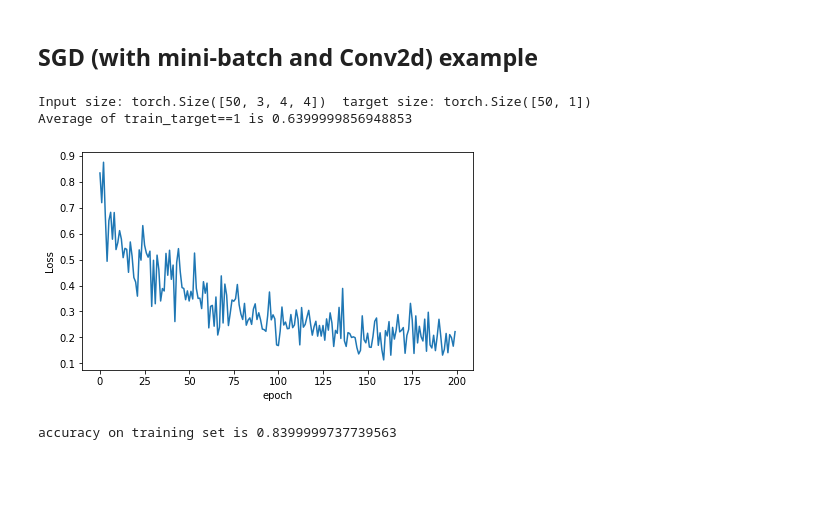
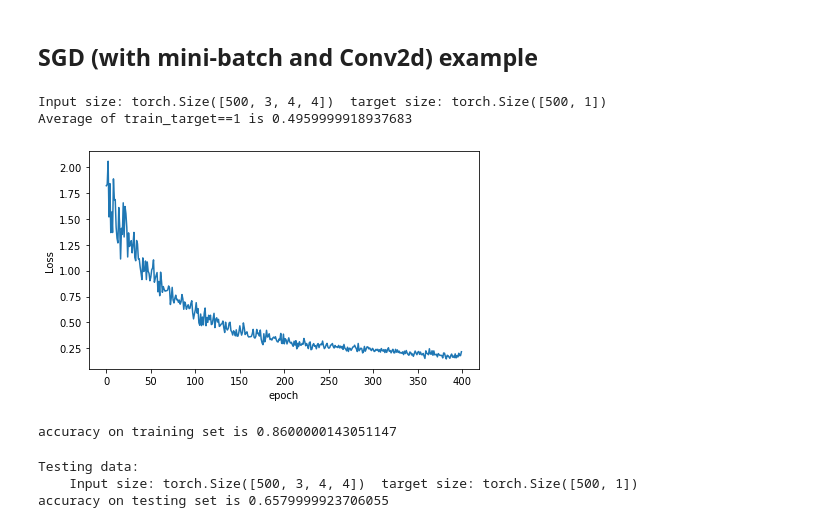
Before and after one commit to EE559DeepLearningEPFL/Project2, a Jupyter notebook: Project2_Markdown.ipynb, the cells around one changed output. Drawn from its saved outputs; the diff is of its cells as text; code cells hidden in the pictures; blank space fills up the shorter version.

```diff
--- a/Project2_Markdown.ipynb
+++ b/Project2_Markdown.ipynb
@@ -340,51 +340,63 @@ accuracy on testing set is 0.9470000267028809
 ## SGD (with mini-batch and Conv2d) example
 # %%
 device = 'cpu'
-nb=50
+nb=500
 data_input = torch.empty((nb, 3, 4, 4), dtype=dtype, device=device).uniform_(0, 1)
 data_target = ((data_input.reshape(nb, -1)-0.5).norm(p=2, dim=1, keepdim=True)<2)*1
 print("Input size:", data_input.size(), " target size:", data_target.size())
 print('Average of train_target==1 is', torch.mean(data_target*1.0).item())
 # print((data_input.reshape(nb, -1)-0.5).norm(p=2, dim=1, keepdim=True).mean())
 # %% [output]
-Input size: torch.Size([50, 3, 4, 4])  target size: torch.Size([50, 1])
-Average of train_target==1 is 0.6399999856948853
+Input size: torch.Size([500, 3, 4, 4])  target size: torch.Size([500, 1])
+Average of train_target==1 is 0.4959999918937683
 # %%
-net2 = NeuralNet(layer_type='Sequential', learning_rate=3e-3,
-                 regularization=0.0, epoch=200, batch_size=50,
+net2 = NeuralNet(layer_type='Sequential', learning_rate=2.1e-3,
+                 regularization=0.22, iteration=400, batch_size=32,
                  dtype=dtype, device=device)
 net2.append(Module(layer_type='Conv2d',
               if_batchnorm=True,
               activation_type='relu',
-              params_shape=(5, 3, 3, 3),
+              params_shape=(8, 3, 3, 3),
               conv_param={'padding':1, 'stride':1},
               dtype=dtype, device=device))
 net2.append(Module(layer_type='Conv2d',
               if_batchnorm=True,
               activation_type='relu',
-              params_shape=(1, 5, 3, 3),
+              params_shape=(16, 8, 3, 3),
               conv_param={'padding':1, 'stride':1},
               dtype=dtype, device=device))
 net2.append(Module(layer_type='Linear',
               if_batchnorm=True,
               activation_type='relu',
-              params_shape=(16, 10),
+              params_shape=(16*4*4, 100),
               dtype=dtype, device=device))
 net2.append(Module(layer_type='Linear',
               if_batchnorm=False,
               activation_type=None,
-              params_shape=(10, 1),
+              params_shape=(100, 1),
               dtype=dtype, device=device))
 # %%
 loss_arr = net2.train(data_input, data_target)
 # %%
 plt.figure(figsize=(7, 4))
 plt.plot(loss_arr)
-plt.xlabel('epoch')
+plt.xlabel('iteration')
 plt.ylabel('Loss')
 plt.show()
 output, _ = net2.forward(data_input, mode='test')
 print("accuracy on training set is", torch.mean(1.0*((output>0.5)==data_target)).item())
 # %% [output]
-[figure, old version]
+[figure, new version]
-accuracy on training set is 0.8399999737739563
+accuracy on training set is 0.8600000143051147
+# %%
+data_input = torch.empty((nb, 3, 4, 4), dtype=dtype, device=device).uniform_(0, 1)
+data_target = ((data_input.reshape(nb, -1)-0.5).norm(p=2, dim=1, keepdim=True)<2)*1
+print("Testing data:")
+print("    Input size:", data_input.size(), " target size:", data_target.size())
+output, _ = net2.forward(data_input, mode='test')
+print("accuracy on testing set is", torch.mean(1.0*((output>0.5)==data_target)).item())
+print(" ")
+# %% [output]
+Testing data:
+    Input size: torch.Size([500, 3, 4, 4])  target size: torch.Size([500, 1])
+accuracy on testing set is 0.6579999923706055
```
Also changed, not shown: parts of 4 cells of this notebook, 3 other files.
